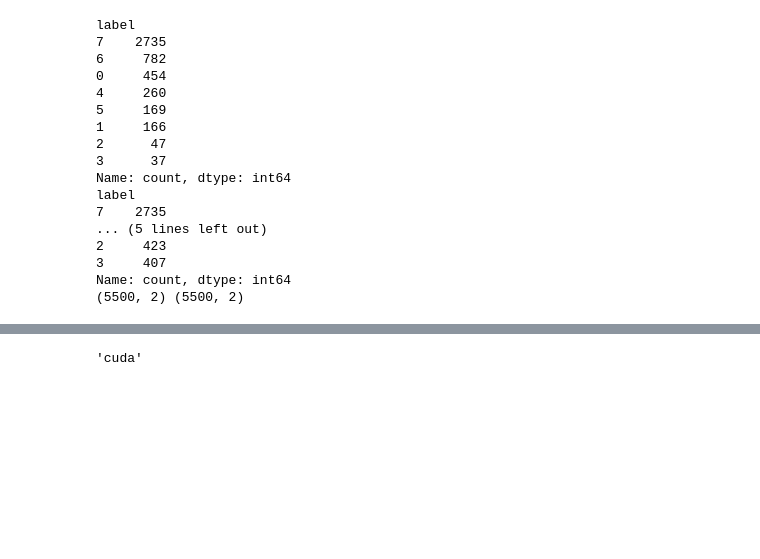
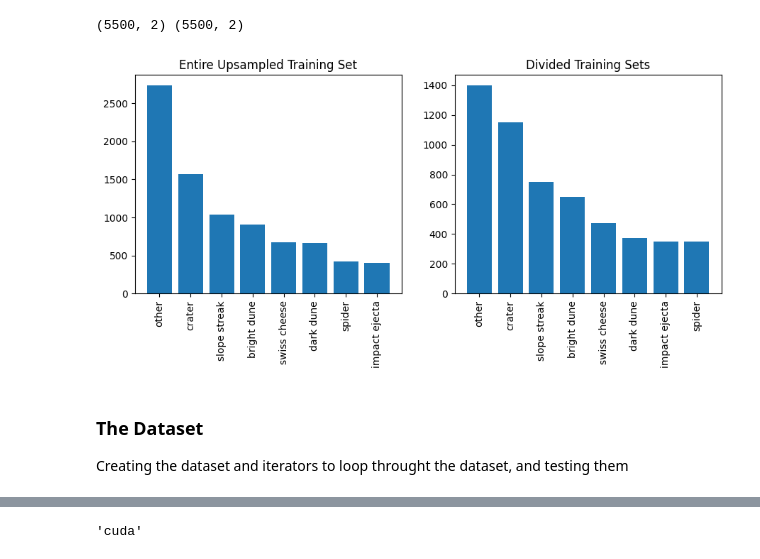
Before and after one commit to mannm2406/soi_auwaves_crue, a Jupyter notebook: training.ipynb, the cells around one changed output, grey strips where cells are left out. Drawn from its saved outputs; the diff is of its cells as text; code cells hidden in the pictures; blank space fills up the shorter version.

```diff
--- a/training.ipynb
+++ b/training.ipynb
@@ -45,6 +84,5 @@ val_df = pd.DataFrame({'file_path': x_val, 'label': y_val})
 # %%
 freq_df = train_df['label'].value_counts()
-print(freq_df)
 
 # Separate the DataFrame into different classes based on the label
 df0 = train_df[train_df['label'] == 0].copy()
@@ -68,7 +106,7 @@ df7 = pd.concat([df7 for k in range(1)], ignore_index=True).sample(frac=1).reset
 
 # Concatenate all the data back into a single DataFrame and shuffle
 train_df_all = pd.concat([df0, df1, df2, df3, df4, df5, df6, df7], ignore_index=True).sample(frac=1).reset_index(drop=True)
-print(train_df_all['label'].value_counts())
+
 
 # Define the number of examples to be taken from each class
 noel = [650, 375, 350, 350, 750, 475, 1150, 1400]
@@ -95,23 +133,36 @@ train_df_2 = pd.concat([df0[-noel[0]:],
 # Print the shapes of the new DataFrames
 print(train_df_1.shape, train_df_2.shape)
 # %% [output]
-label
-7    2735
-6     782
-0     454
-4     260
-5     169
-1     166
-2      47
-3      37
-Name: count, dtype: int64
-label
-7    2735
-... (5 lines left out)
-2     423
-3     407
-Name: count, dtype: int64
 (5500, 2) (5500, 2)
+# %%
+## Visualising the upsampled data
+freq_train_all = train_df_all['label'].value_counts()
+freq_train_1 = train_df_1['label'].value_counts()
+
+fig, ax = plt.subplots(1,2)
+
+ax[0].bar([int_to_label_map[lab] for lab in freq_train_all.index ], freq_train_all)
+ax[1].bar([int_to_label_map[lab] for lab in freq_train_1.index ], freq_train_1)
+
+
+ax[0].tick_params('x', labelrotation = 90)
+ax[1].tick_params('x', labelrotation = 90)
+
+
+ax[0].set_title("Entire Upsampled Training Set")
+ax[1].set_title("Divided Training Sets")
+
+
+fig.set_figwidth(16*2/3)
+fig.set_figheight(4)
+fig.subplots_adjust(hspace=0.7)
+
+plt.show()
+# %% [output]
+[figure, added]
+# %% [markdown]
+### The Dataset
+Creating the dataset and iterators to loop throught the dataset, and testing them
 # %%
 '''
 Creating a class that will take in the train/test filenames dataframe
```
Also changed, not shown: parts of 22 cells of this notebook, 3 other files.
